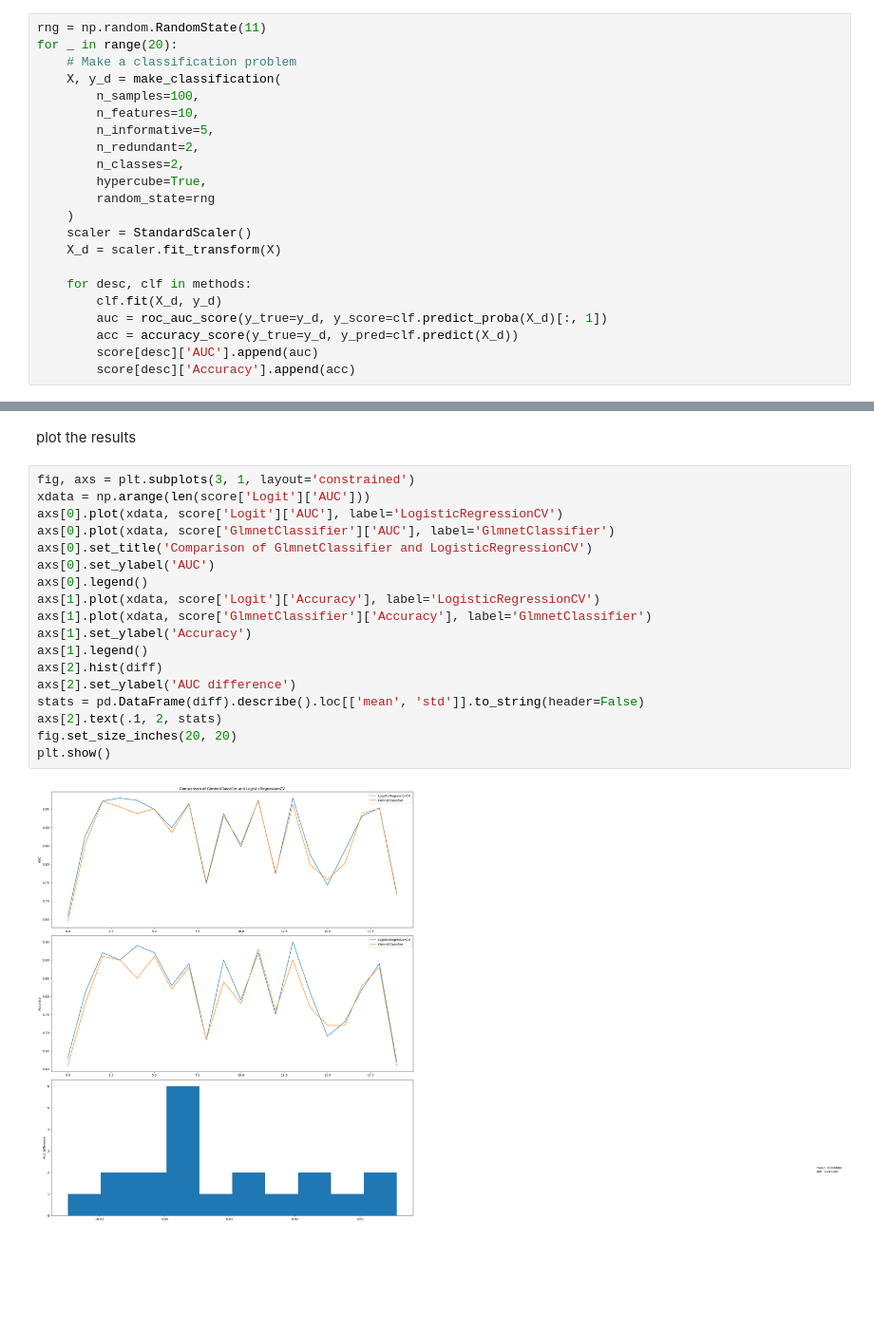
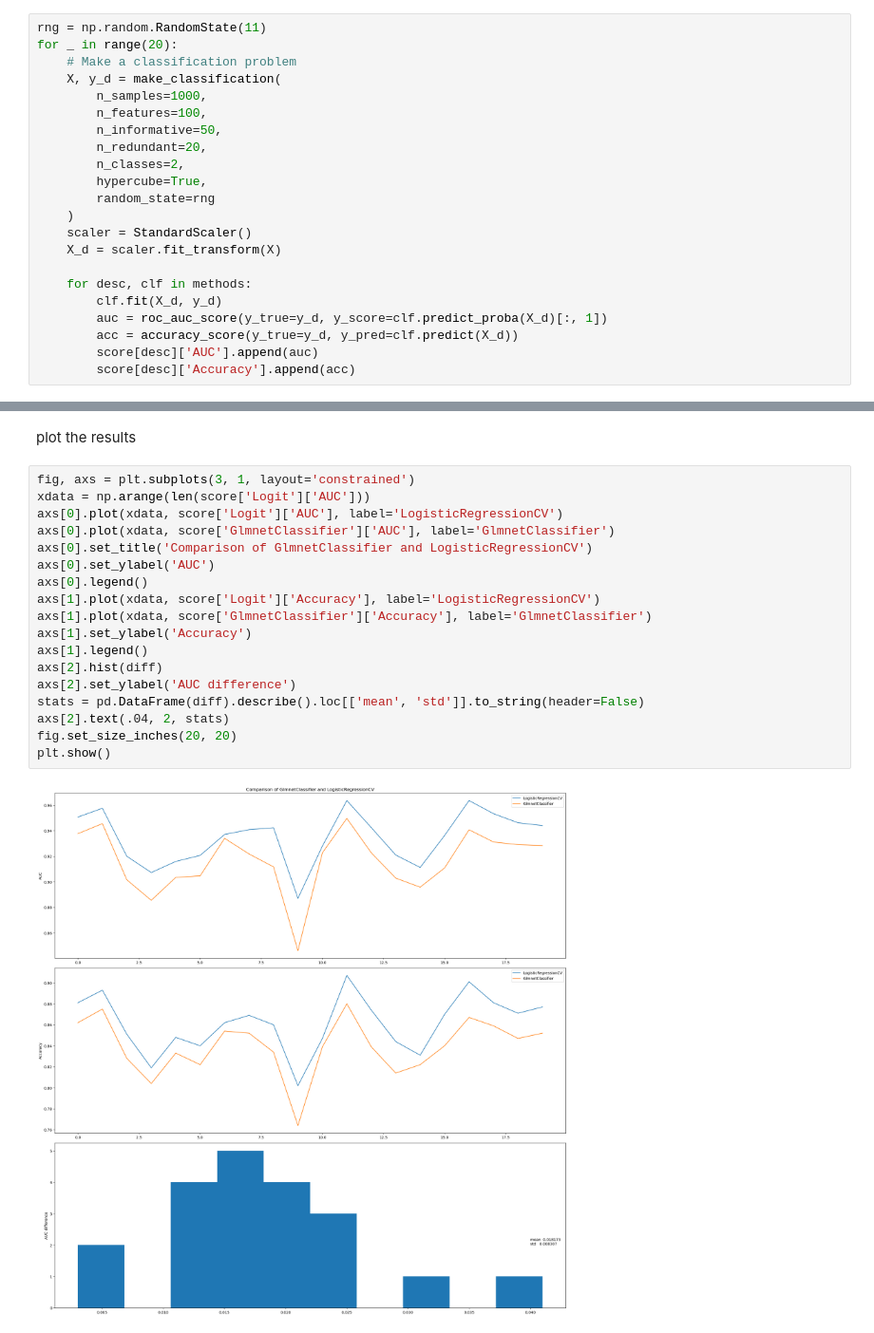
Before and after one commit to hrolfrc/glmnet-classifier, a Jupyter notebook: doc/notebooks/plot_logistic_regression_comparison.ipynb, the cells around one changed output, grey strips where cells are left out. Shown at 95% size. Drawn from its saved outputs; the diff is of its cells as text; blank space fills up the shorter version.

Commit message:
updated histogram

```diff
--- a/doc/notebooks/plot_logistic_regression_comparison.ipynb
+++ b/doc/notebooks/plot_logistic_regression_comparison.ipynb
@@ -33,10 +33,10 @@ rng = np.random.RandomState(11)
 for _ in range(20):
     # Make a classification problem
     X, y_d = make_classification(
-        n_samples=100,
-        n_features=10,
-        n_informative=5,
-        n_redundant=2,
+        n_samples=1000,
+        n_features=100,
+        n_informative=50,
+        n_redundant=20,
         n_classes=2,
         hypercube=True,
         random_state=rng
@@ -60,20 +60,20 @@ plot the results
 # %%
 fig, axs = plt.subplots(3, 1, layout='constrained')
 xdata = np.arange(len(score['Logit']['AUC']))
 axs[0].plot(xdata, score['Logit']['AUC'], label='LogisticRegressionCV')
 axs[0].plot(xdata, score['GlmnetClassifier']['AUC'], label='GlmnetClassifier')
 axs[0].set_title('Comparison of GlmnetClassifier and LogisticRegressionCV')
 axs[0].set_ylabel('AUC')
 axs[0].legend()
 axs[1].plot(xdata, score['Logit']['Accuracy'], label='LogisticRegressionCV')
 axs[1].plot(xdata, score['GlmnetClassifier']['Accuracy'], label='GlmnetClassifier')
 axs[1].set_ylabel('Accuracy')
 axs[1].legend()
 axs[2].hist(diff)
 axs[2].set_ylabel('AUC difference')
 stats = pd.DataFrame(diff).describe().loc[['mean', 'std']].to_string(header=False)
-axs[2].text(.1, 2, stats)
+axs[2].text(.04, 2, stats)
 fig.set_size_inches(20, 20)
 plt.show()
 # %% [output]
-[figure, old version]
+[figure, new version]
```
